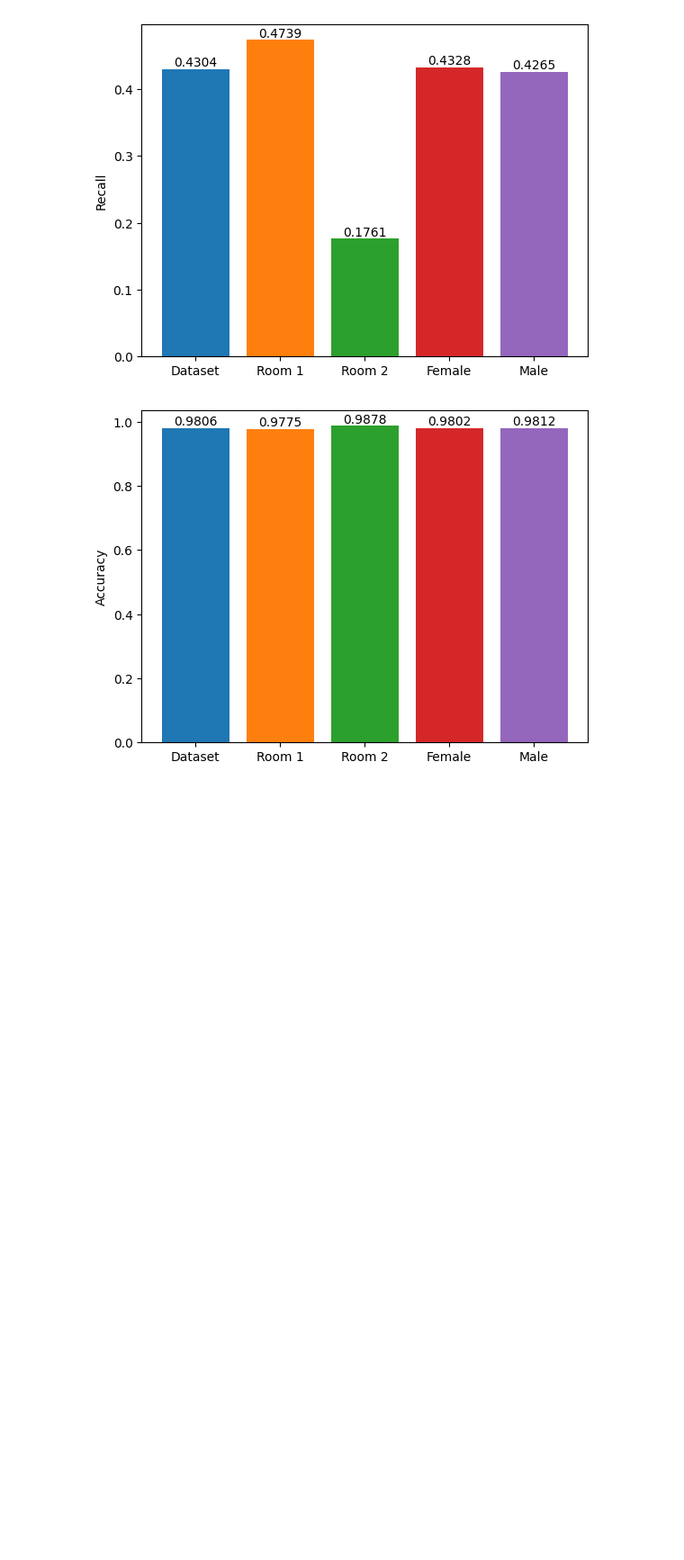
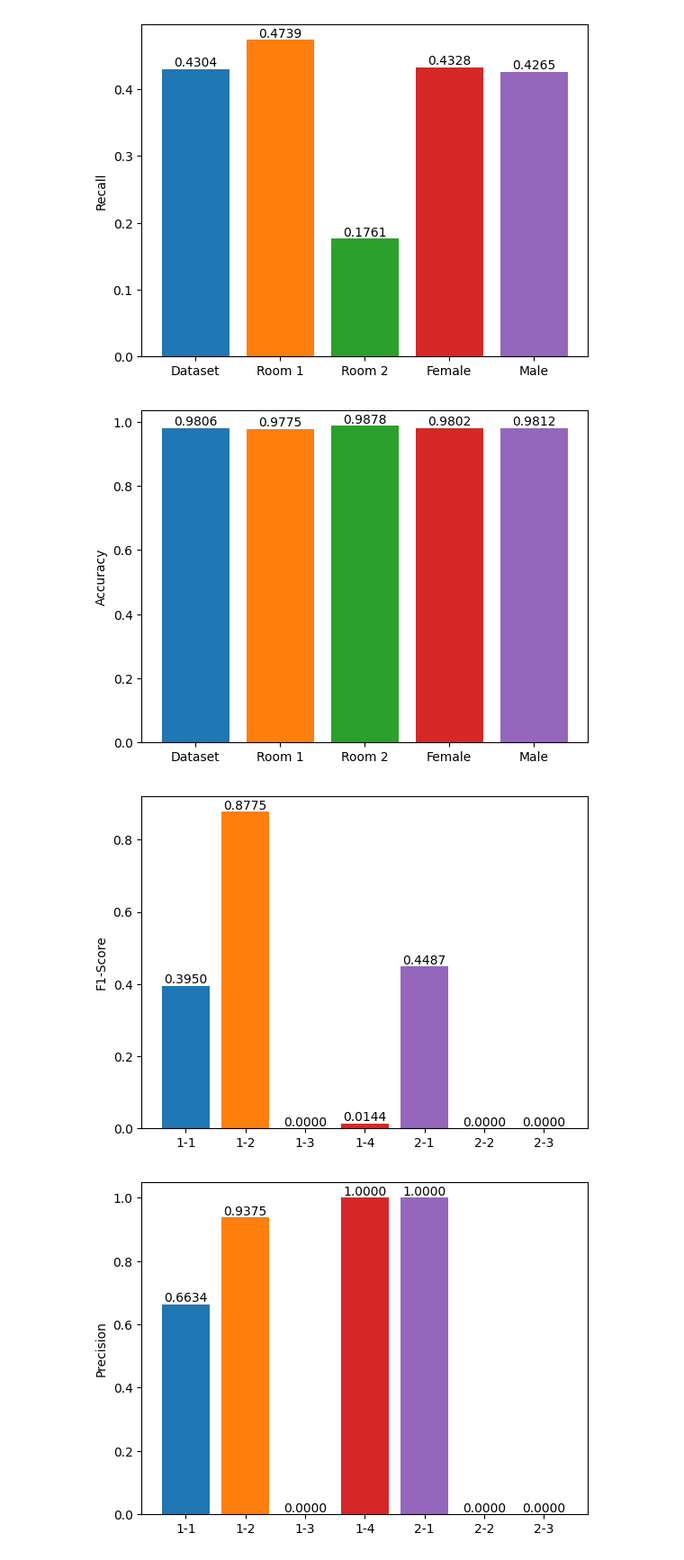
Before and after one commit to sofiacho/ECS171, a Jupyter notebook: notebook/notebook2.ipynb, the cells around one changed output. Shown at 90% size. Cells and saved outputs as stored; diff of their text form; code cells hidden in the pictures; blank space fills up the shorter version.

Commit message:
Added better bar plots for antennae

```diff
--- a/notebook/notebook2.ipynb
+++ b/notebook/notebook2.ipynb
@@ -308,20 +308,38 @@ add_eval_metrics('Room 1', *(x[x['room'] == 1] for x in (df, df_pred)))
 add_eval_metrics('Room 2', *(x[x['room'] == 2] for x in (df, df_pred)))
 add_eval_metrics('Female', *(x[x['gender'] == 0] for x in (df, df_pred)))
 add_eval_metrics('Male', *(x[x['gender'] == 1] for x in (df, df_pred)))
-# for id in [1,2,3,4]:
-#     add_eval_metrics(f'Antenna {id}', *(x[x['antenna id'] == id] for x in (df, df_pred)))
 
-for ylabel, history in zip(
-    ('F1-Score', 'Precision', 'Recall', 'Accuracy'),
-    (f1_history, precision_history, recall_history, accuracy_history)
-):
-    fig, ax = plt.subplots()
-    bars = ax.bar(description_history, history, color=colors)
-    ax.bar_label(bars, [f'{val:.4f}' for val in history])
-    ax.set_ylabel(ylabel)
-    plt.show()
+def plot_eval_metrics():
+    for ylabel, history in zip(
+        ('F1-Score', 'Precision', 'Recall', 'Accuracy'),
+        (f1_history, precision_history, recall_history, accuracy_history)
+    ):
+        fig, ax = plt.subplots()
+        bars = ax.bar(description_history, history, color=colors)
+        ax.bar_label(bars, [f'{val:.4f}' for val in history])
+        ax.set_ylabel(ylabel)
+        plt.show()
+
+plot_eval_metrics()
 # %% [output]
 [figure]
 [figure]
 [figure]
 [figure]
+# %%
+description_history = []
+f1_history = []
+precision_history = []
+recall_history = []
+accuracy_history = []
+colors = []
+
+for id in [1,2,3,4]:
+    add_eval_metrics(f'1-{id}', *(x[(x['room'] == 1) & (x['antenna id'] == id)] for x in (df, df_pred)))
+for id in [1,2,3]:
+    add_eval_metrics(f'2-{id}', *(x[(x['room'] == 2) & (x['antenna id'] == id)] for x in (df, df_pred)))
+
+plot_eval_metrics()
+# %% [output]
+[figure, added]
+[figure, added]
```
Also changed, not shown: parts of 1 cell of this notebook.
